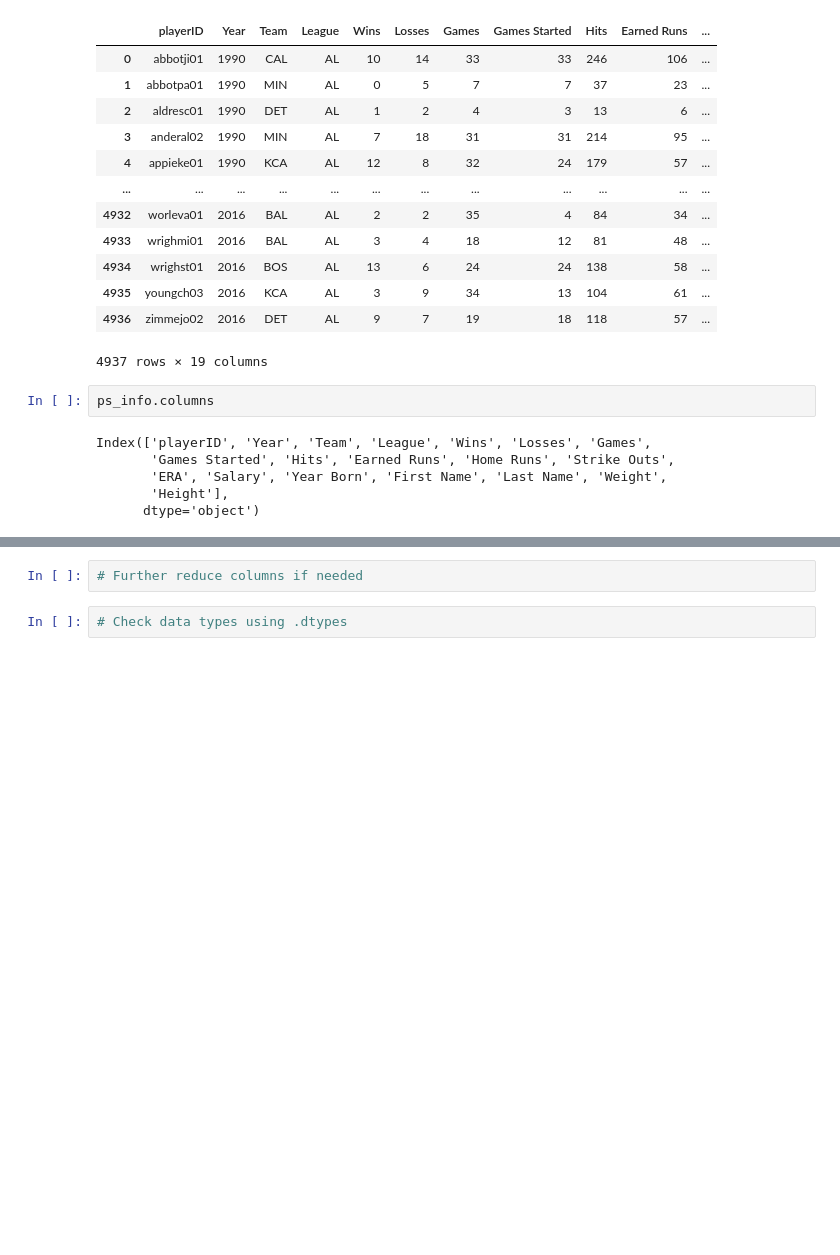
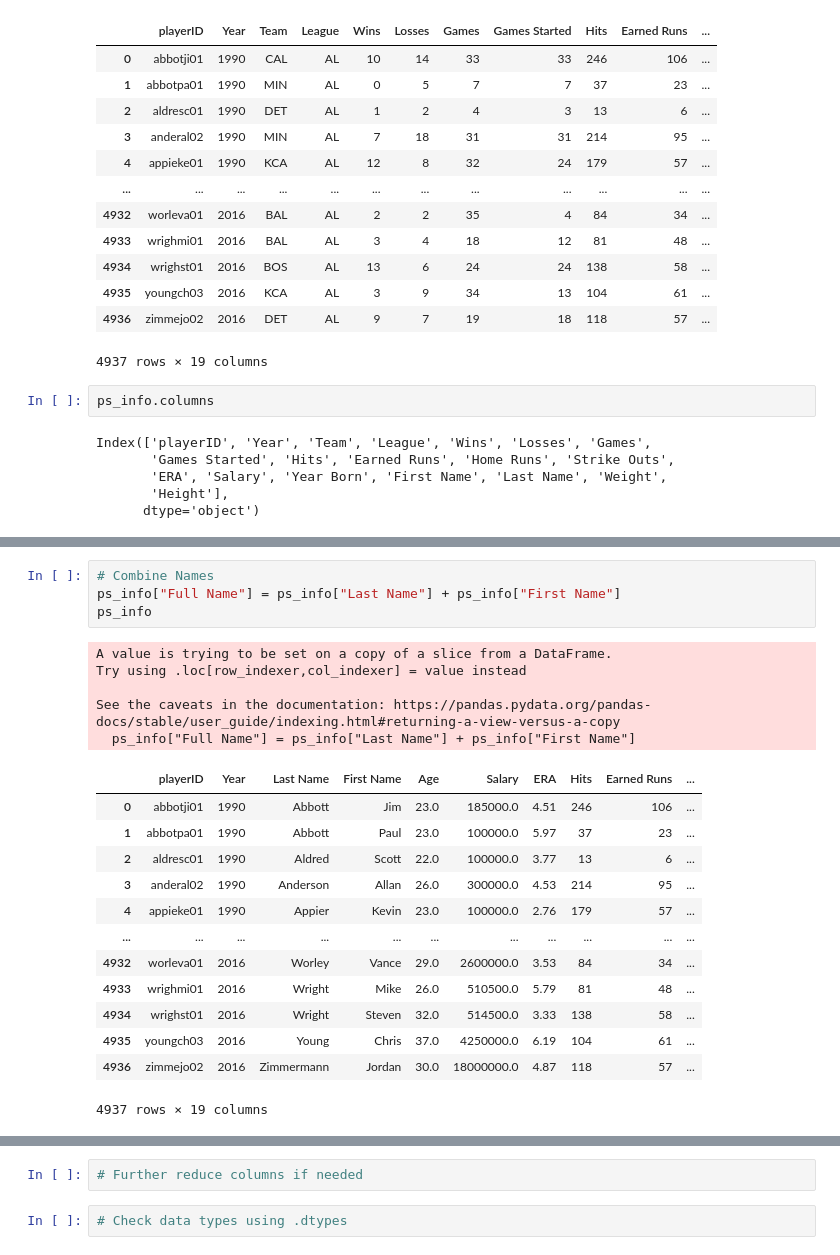
Before and after one commit to Jenny16x/TeamSix, a Jupyter notebook: Pitcher_Salary_Cleaning.ipynb, the cells around one changed output, grey strips where cells are left out. Cells and saved outputs as stored; diff of their text form; blank space fills up the shorter version.

```diff
--- a/Pitcher_Salary_Cleaning.ipynb
+++ b/Pitcher_Salary_Cleaning.ipynb
@@ -322,0 +362,23 @@ ps_info
+# %%
+# Combine Names
+ps_info["Full Name"] = ps_info["Last Name"] + ps_info["First Name"]
+ps_info
+# %% [output]
+A value is trying to be set on a copy of a slice from a DataFrame.
+Try using .loc[row_indexer,col_indexer] = value instead
+
+See the caveats in the documentation: https://pandas.pydata.org/pandas-docs/stable/user_guide/indexing.html#returning-a-view-versus-a-copy
+  ps_info["Full Name"] = ps_info["Last Name"] + ps_info["First Name"]
+|  | playerID | Year | Last Name | First Name | Age | Salary | ERA | Hits | Earned Runs | ... |
+| 0 | abbotji01 | 1990 | Abbott | Jim | 23.0 | 185000.0 | 4.51 | 246 | 106 | ... |
+| 1 | abbotpa01 | 1990 | Abbott | Paul | 23.0 | 100000.0 | 5.97 | 37 | 23 | ... |
+| 2 | aldresc01 | 1990 | Aldred | Scott | 22.0 | 100000.0 | 3.77 | 13 | 6 | ... |
+| 3 | anderal02 | 1990 | Anderson | Allan | 26.0 | 300000.0 | 4.53 | 214 | 95 | ... |
+| 4 | appieke01 | 1990 | Appier | Kevin | 23.0 | 100000.0 | 2.76 | 179 | 57 | ... |
+| ... | ... | ... | ... | ... | ... | ... | ... | ... | ... | ... |
+| 4932 | worleva01 | 2016 | Worley | Vance | 29.0 | 2600000.0 | 3.53 | 84 | 34 | ... |
+| 4933 | wrighmi01 | 2016 | Wright | Mike | 26.0 | 510500.0 | 5.79 | 81 | 48 | ... |
+| 4934 | wrighst01 | 2016 | Wright | Steven | 32.0 | 514500.0 | 3.33 | 138 | 58 | ... |
+| 4935 | youngch03 | 2016 | Young | Chris | 37.0 | 4250000.0 | 6.19 | 104 | 61 | ... |
+| 4936 | zimmejo02 | 2016 | Zimmermann | Jordan | 30.0 | 18000000.0 | 4.87 | 118 | 57 | ... |
+4937 rows × 19 columns
```
Also changed, not shown: parts of 5 cells of this notebook.
